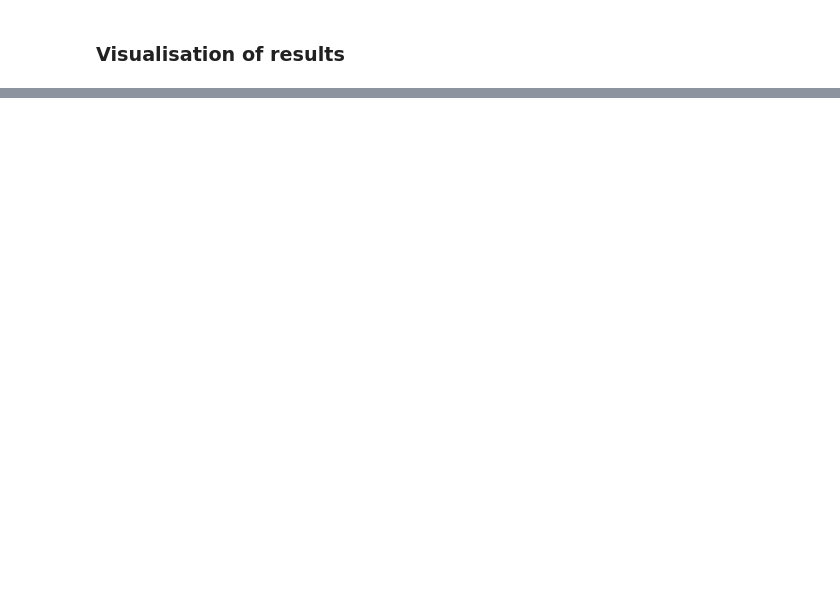
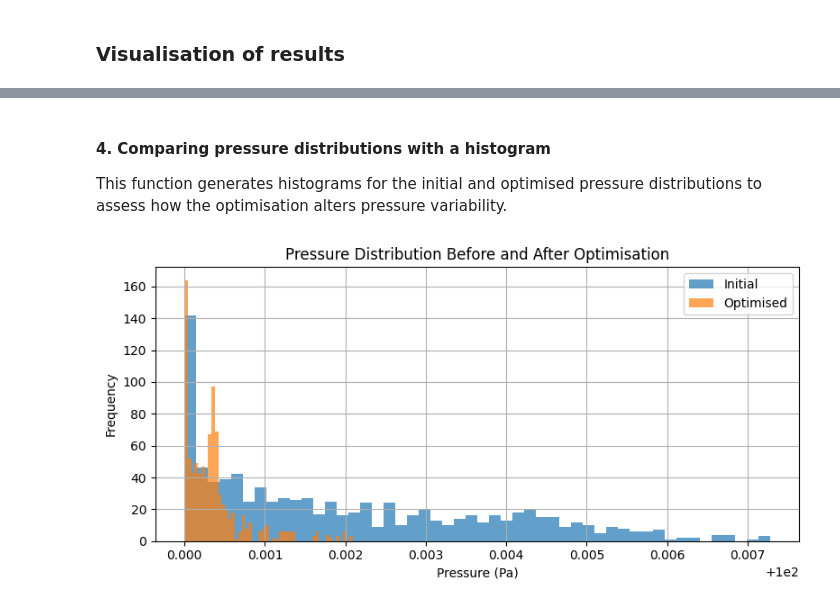
Before and after one commit to david-palma/python-for-engineers, a Jupyter notebook: exercises/pressure_distribution_optimisation/pressure_distribution_optimisation.ipynb, the cells around one changed output, grey strips where cells are left out. Drawn from its saved outputs; the diff is of its cells as text; code cells hidden in the pictures; blank space fills up the shorter version.

```diff
--- a/exercises/pressure_distribution_optimisation/pressure_distribution_optimisation.ipynb
+++ b/exercises/pressure_distribution_optimisation/pressure_distribution_optimisation.ipynb
@@ -463,0 +657,42 @@ plt.show()
+# %% [markdown]
+#### 4. Comparing pressure distributions with a histogram
+
+This function generates histograms for the initial and optimised pressure distributions to assess how the optimisation alters pressure variability.
+# %%
+def compare_pressure_histograms(P_initial, P_optimised):
+    """
+    Compare pressure distributions before and after optimisation using histograms.
+
+    Parameters:
+    P_initial : np.ndarray
+        Initial pressure field.
+    P_optimised : np.ndarray
+        Optimised pressure field.
+
+    Returns
+    -------
+    None
+    """
+    # Create figure and axes
+    plt.figure(figsize=(8, 4))
+
+    # Plot histograms of pressure distributions
+    plt.hist(P_initial.flatten(), bins=50, alpha=0.7, label="Initial")
+    plt.hist(P_optimised.flatten(), bins=50, alpha=0.7, label="Optimised")
+
+    # Plot settings
+    plt.xlabel("Pressure (Pa)")
+    plt.ylabel("Frequency")
+    plt.title("Pressure Distribution Before and After Optimisation")
+    plt.legend()
+    plt.grid()
+
+    # Adjust layout for better spacing
+    plt.tight_layout()
+    plt.show()
+
+
+# Plot histograms of pressure distributions
+compare_pressure_histograms(P, P_opt)
+# %% [output]
+[figure, added]
```
Also changed, not shown: parts of 27 cells of this notebook.
